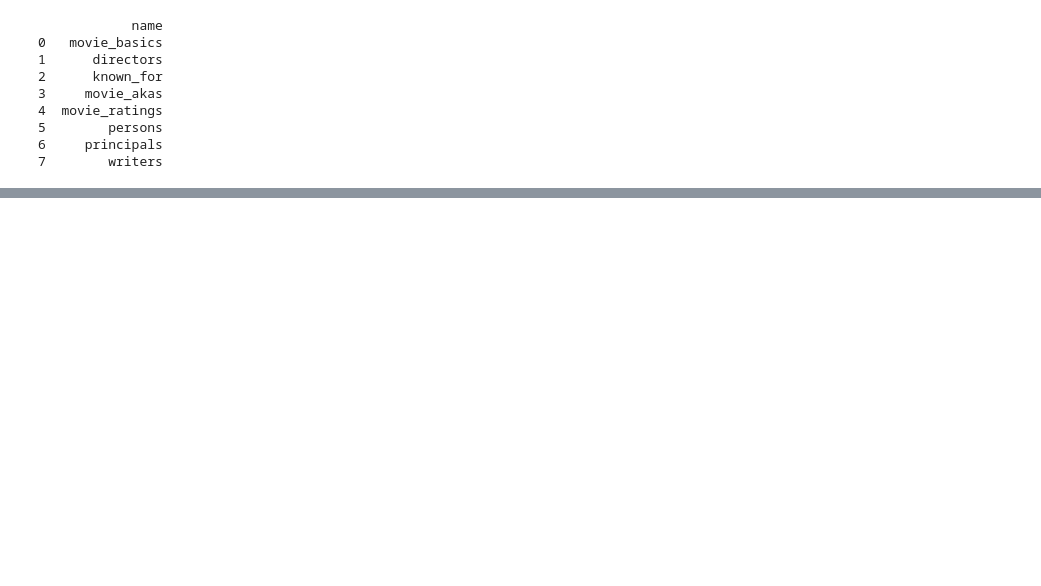
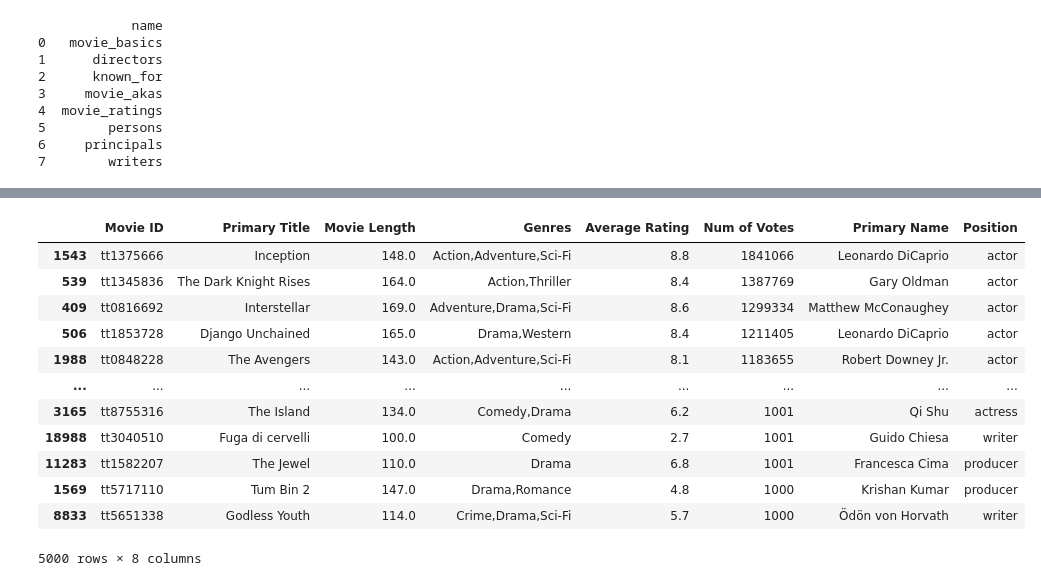
Before and after one commit to falloutb1tch/Movie_Project, a Jupyter notebook: Notebooks/Yiyi_Working_Notebook.ipynb, the cells around one changed output, grey strips where cells are left out. Drawn from its saved outputs; the diff is of its cells as text; code cells hidden in the pictures; blank space fills up the shorter version.

```diff
--- a/Notebooks/Yiyi_Working_Notebook.ipynb
+++ b/Notebooks/Yiyi_Working_Notebook.ipynb
@@ -84,0 +375,17 @@ print(tables)
+# %%
+num_of_votes_filter = ordered_df.sort_values(by = 'Num of Votes', ascending=False)
+num_of_votes_filter.head(5000)
+# %% [output]
+|  | Movie ID | Primary Title | Movie Length | Genres | Average Rating | Num of Votes | Primary Name | Position |
+| 1543 | tt1375666 | Inception | 148.0 | Action,Adventure,Sci-Fi | 8.8 | 1841066 | Leonardo DiCaprio | actor |
+| 539 | tt1345836 | The Dark Knight Rises | 164.0 | Action,Thriller | 8.4 | 1387769 | Gary Oldman | actor |
+| 409 | tt0816692 | Interstellar | 169.0 | Adventure,Drama,Sci-Fi | 8.6 | 1299334 | Matthew McConaughey | actor |
+| 506 | tt1853728 | Django Unchained | 165.0 | Drama,Western | 8.4 | 1211405 | Leonardo DiCaprio | actor |
+| 1988 | tt0848228 | The Avengers | 143.0 | Action,Adventure,Sci-Fi | 8.1 | 1183655 | Robert Downey Jr. | actor |
+| ... | ... | ... | ... | ... | ... | ... | ... | ... |
+| 3165 | tt8755316 | The Island | 134.0 | Comedy,Drama | 6.2 | 1001 | Qi Shu | actress |
+| 18988 | tt3040510 | Fuga di cervelli | 100.0 | Comedy | 2.7 | 1001 | Guido Chiesa | writer |
+| 11283 | tt1582207 | The Jewel | 110.0 | Drama | 6.8 | 1001 | Francesca Cima | producer |
+| 1569 | tt5717110 | Tum Bin 2 | 147.0 | Drama,Romance | 4.8 | 1000 | Krishan Kumar | producer |
+| 8833 | tt5651338 | Godless Youth | 114.0 | Crime,Drama,Sci-Fi | 5.7 | 1000 | Ödön von Horvath | writer |
+5000 rows × 8 columns
```
Also changed, not shown: parts of 31 cells of this notebook.
